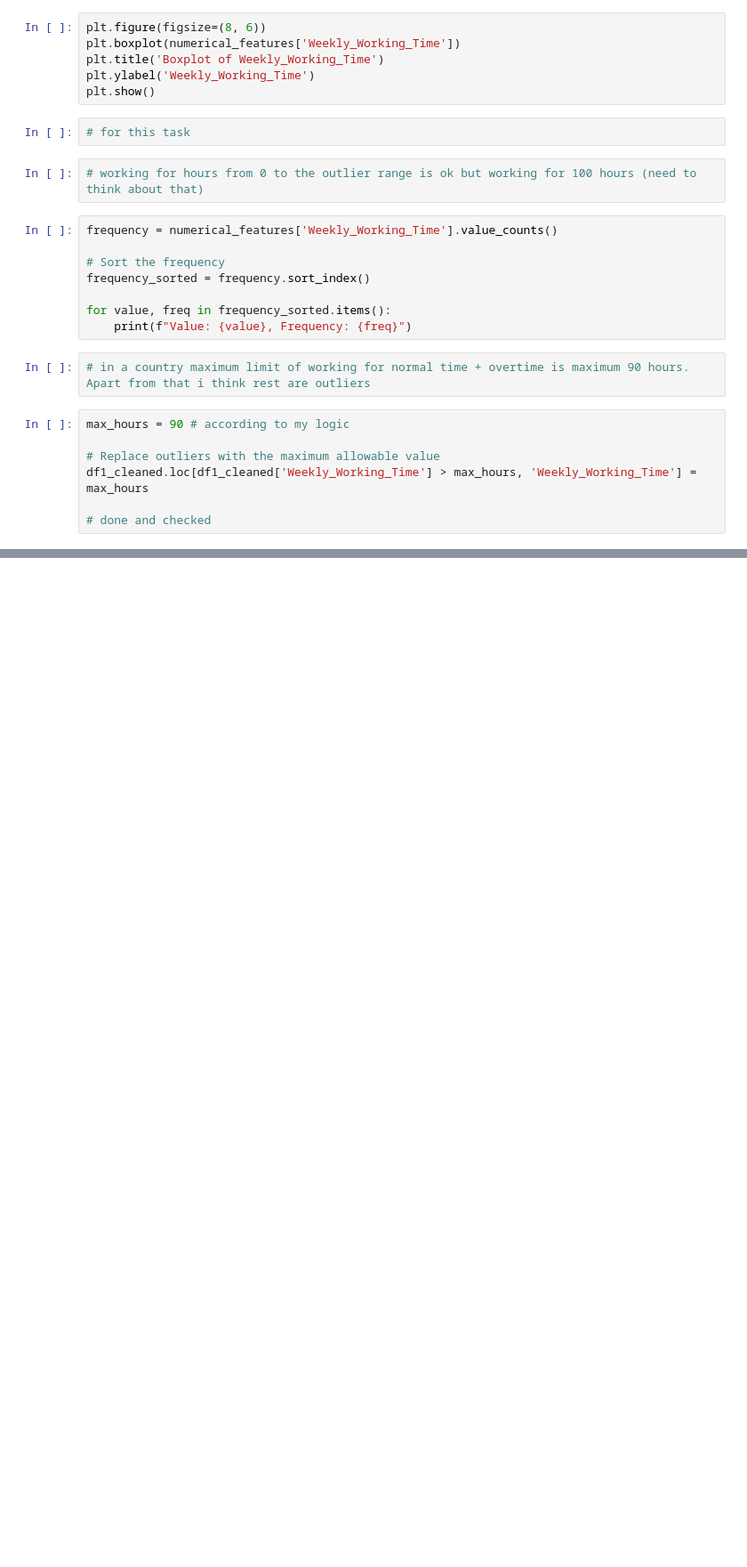
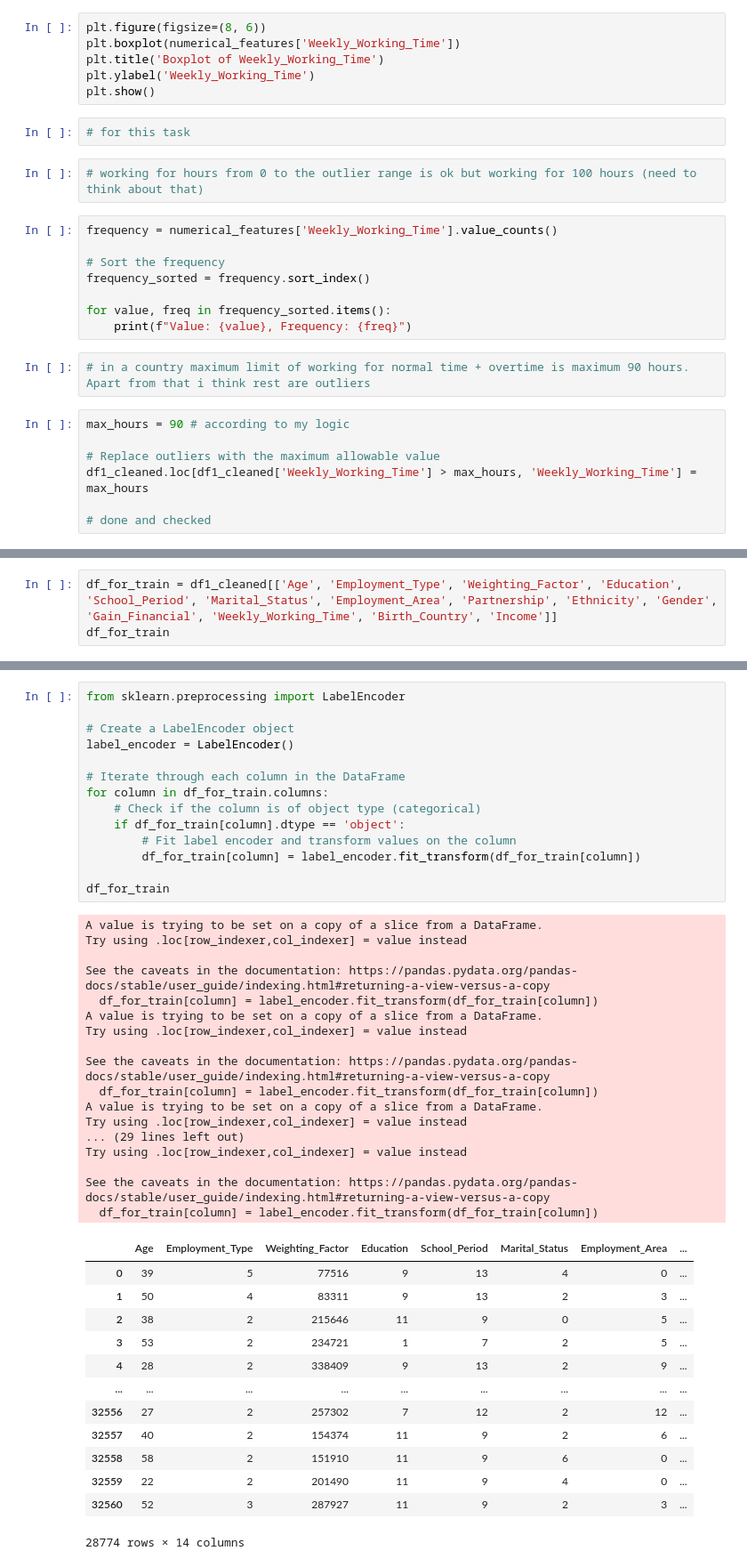
Before and after one commit to Inupa6677/Income-prediction-using-adult-data, a Jupyter notebook: ML Coursework 2024.ipynb, the cells around one changed output, grey strips where cells are left out. Shown at 89% size. Cells and saved outputs as stored; diff of their text form; blank space fills up the shorter version.

```diff
--- a/ML Coursework 2024.ipynb
+++ b/ML Coursework 2024.ipynb
@@ -1158,0 +1175,3 @@ df1_cleaned.loc[df1_cleaned['Weekly_Working_Time'] > max_hours, 'Weekly_Working_
+# %%
+df_for_train = df1_cleaned[['Age', 'Employment_Type', 'Weighting_Factor', 'Education', 'School_Period', 'Marital_Status', 'Employment_Area', 'Partnership', 'Ethnicity', 'Gender', 'Gain_Financial', 'Weekly_Working_Time', 'Birth_Country', 'Income']]
+df_for_train
@@ -1158,0 +1192,45 @@ df1_cleaned.loc[df1_cleaned['Weekly_Working_Time'] > max_hours, 'Weekly_Working_
+# %%
+from sklearn.preprocessing import LabelEncoder
+
+# Create a LabelEncoder object
+label_encoder = LabelEncoder()
+
+# Iterate through each column in the DataFrame
+for column in df_for_train.columns:
+    # Check if the column is of object type (categorical)
+    if df_for_train[column].dtype == 'object':
+        # Fit label encoder and transform values on the column
+        df_for_train[column] = label_encoder.fit_transform(df_for_train[column])
+
+df_for_train
+# %% [output]
+A value is trying to be set on a copy of a slice from a DataFrame.
+Try using .loc[row_indexer,col_indexer] = value instead
+
+See the caveats in the documentation: https://pandas.pydata.org/pandas-docs/stable/user_guide/indexing.html#returning-a-view-versus-a-copy
+  df_for_train[column] = label_encoder.fit_transform(df_for_train[column])
+A value is trying to be set on a copy of a slice from a DataFrame.
+Try using .loc[row_indexer,col_indexer] = value instead
+
+See the caveats in the documentation: https://pandas.pydata.org/pandas-docs/stable/user_guide/indexing.html#returning-a-view-versus-a-copy
+  df_for_train[column] = label_encoder.fit_transform(df_for_train[column])
+A value is trying to be set on a copy of a slice from a DataFrame.
+Try using .loc[row_indexer,col_indexer] = value instead
+... (29 lines left out)
+Try using .loc[row_indexer,col_indexer] = value instead
+
+See the caveats in the documentation: https://pandas.pydata.org/pandas-docs/stable/user_guide/indexing.html#returning-a-view-versus-a-copy
+  df_for_train[column] = label_encoder.fit_transform(df_for_train[column])
+|  | Age | Employment_Type | Weighting_Factor | Education | School_Period | Marital_Status | Employment_Area | ... |
+| 0 | 39 | 5 | 77516 | 9 | 13 | 4 | 0 | ... |
+| 1 | 50 | 4 | 83311 | 9 | 13 | 2 | 3 | ... |
+| 2 | 38 | 2 | 215646 | 11 | 9 | 0 | 5 | ... |
+| 3 | 53 | 2 | 234721 | 1 | 7 | 2 | 5 | ... |
+| 4 | 28 | 2 | 338409 | 9 | 13 | 2 | 9 | ... |
+| ... | ... | ... | ... | ... | ... | ... | ... | ... |
+| 32556 | 27 | 2 | 257302 | 7 | 12 | 2 | 12 | ... |
+| 32557 | 40 | 2 | 154374 | 11 | 9 | 2 | 6 | ... |
+| 32558 | 58 | 2 | 151910 | 11 | 9 | 6 | 0 | ... |
+| 32559 | 22 | 2 | 201490 | 11 | 9 | 4 | 0 | ... |
+| 32560 | 52 | 3 | 287927 | 11 | 9 | 2 | 3 | ... |
+28774 rows × 14 columns
```
Also changed, not shown: parts of 18 cells of this notebook.
